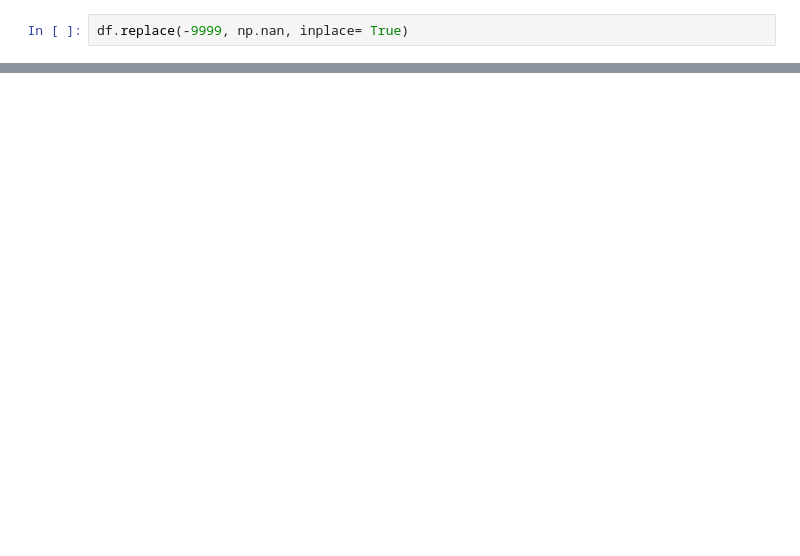
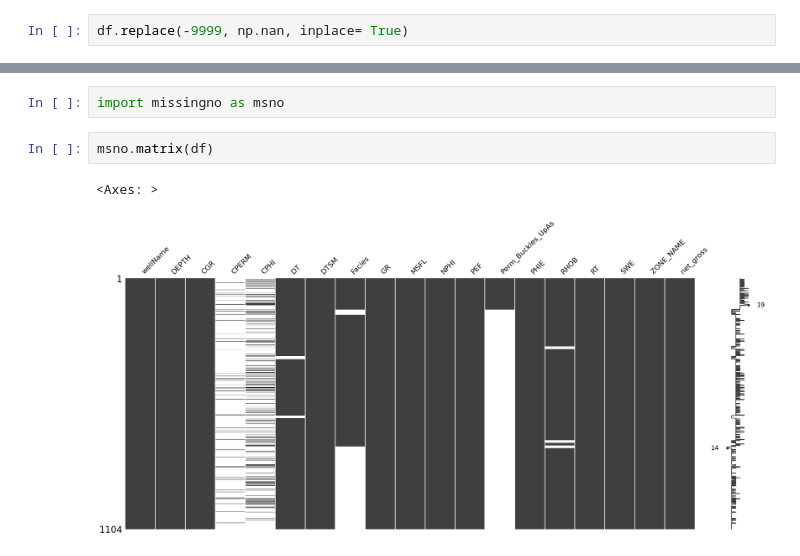
Before and after one commit to edisonc57/Well-Log-Machine-Learning-Porosity-Prediction-KNIME, a Jupyter notebook: Analysis.ipynb, the cells around one changed output, grey strips where cells are left out. Saved outputs shown, nothing was run; the diff lists cells and outputs as text; blank space fills up the shorter version.

```diff
--- a/Analysis.ipynb
+++ b/Analysis.ipynb
@@ -140,0 +225,7 @@ df.describe()
+# %%
+import missingno as msno
+# %%
+msno.matrix(df)
+# %% [output]
+<Axes: >
+[figure, added]
```
Also changed, not shown: parts of 20 cells of this notebook.
